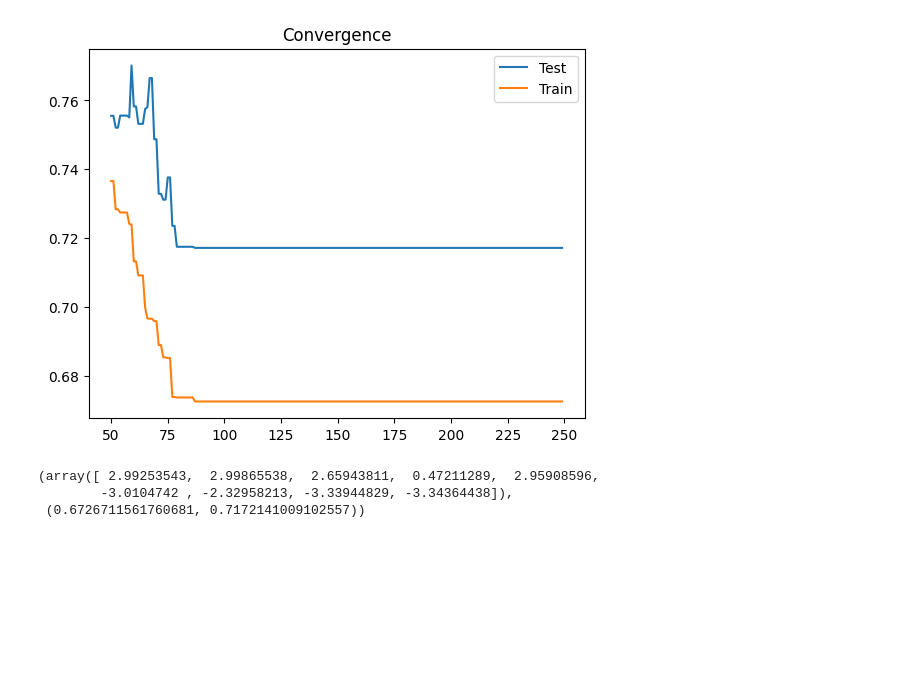
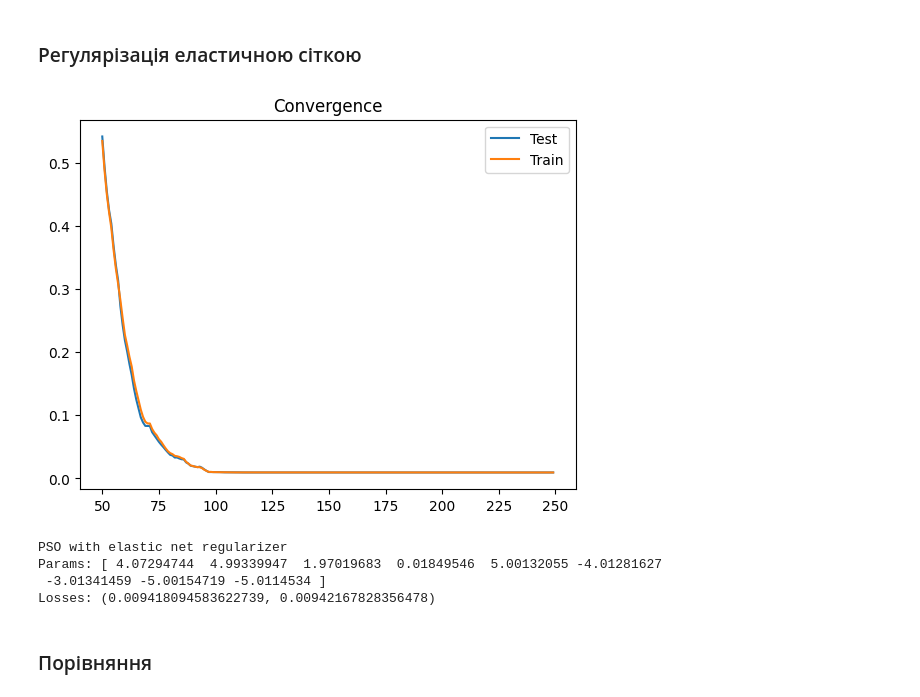
Before and after one commit to Aznatdor/Swarm-Intelligence, a Jupyter notebook: Lab 7/lab_7.ipynb, the cells around one changed output. Cells and saved outputs as stored; diff of their text form; code cells hidden in the pictures; blank space fills up the shorter version.

```diff
--- a/Lab 7/lab_7.ipynb
+++ b/Lab 7/lab_7.ipynb
@@ -340,4 +31,4 @@ def linear_function(x, params):
 # %%
 X, y = load_data(1)
 # %%
-test_model = Model(X, y, linear_function)
+regression_model = model.Model(X, y, linear_function)
@@ -368,8 +127,23 @@ pso_l1.main_loop(test_model, 250, verbose=False, gif_name="PSO_l2", regularizer=
+# %% [markdown]
+### Регулярізація еластичною сіткою
 # %%
-pso_l1 = PSO(250, X.shape[1] + 1, 1, 3, np.array([[-6, 6]]), -0.1, 0.1)
-pso_l1.main_loop(test_model, 250, verbose=False, gif_name="PSO_elastic", regularizer="elastic_net", l1=1e-4, l2=1e-4)
+pso_elastic = opt.PSO(250, X.shape[1] + 1, 1, 3, np.array([[-6, 6]]), -0.1, 0.1)
+pso_params_elastic, pso_losses_elastic = pso_elastic.main_loop(regression_model, 250,
+                                                       verbose=False, gif_name="Gifs\PSO_elastic", regularizer="elastic_net", l1=5e-5, l2=5e-5)
 # %% [output]
-[figure, old version]
+[figure, new version]
-(array([ 2.99253543,  2.99865538,  2.65943811,  0.47211289,  2.95908596,
-        -3.0104742 , -2.32958213, -3.33944829, -3.34364438]),
- (0.6726711561760681, 0.7172141009102557))
+# %%
+print(
+"""
+PSO with elastic net regularizer
+Params: {0}
+Losses: {1}
+""".format(pso_params_elastic, pso_losses_elastic)
+)
+# %% [output]
+PSO with elastic net regularizer
+Params: [ 4.07294744  4.99339947  1.97019683  0.01849546  5.00132055 -4.01281627
+ -3.01341459 -5.00154719 -5.0114534 ]
+Losses: (0.009418094583622739, 0.00942167828356478)
+# %% [markdown]
+### Порівняння
```
Also changed, not shown: parts of 42 cells of this notebook.
